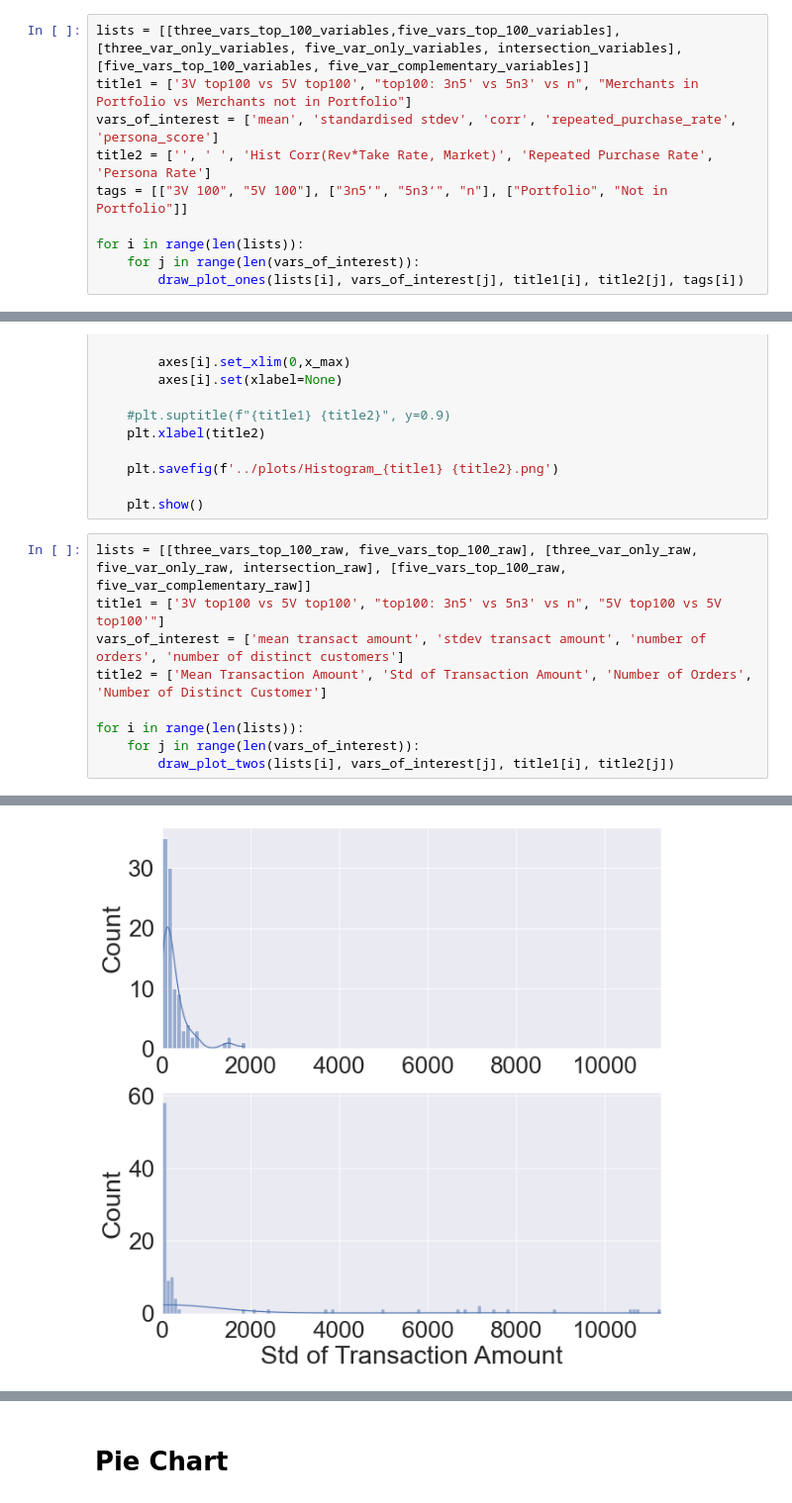
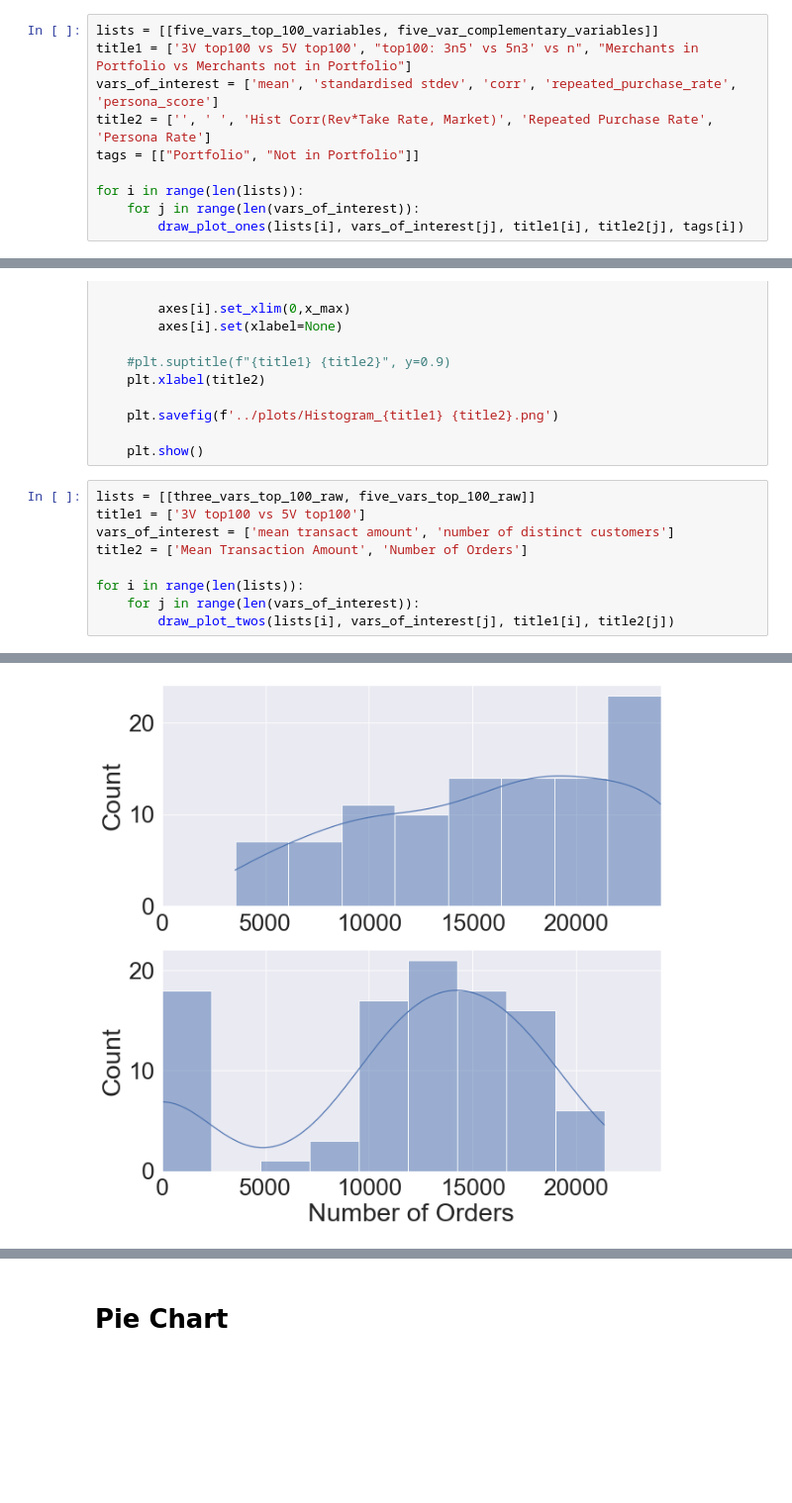
Before and after one commit to TGChenZP/MAST30034-A2_GroupWork_Py, a Jupyter notebook: final_ppt_visuals/R_1_final_visuals.ipynb, the cells around one changed output, grey strips where cells are left out. Shown at 99% size. Drawn from its saved outputs; the diff is of its cells as text; blank space fills up the shorter version.

```diff
--- a/final_ppt_visuals/R_1_final_visuals.ipynb
+++ b/final_ppt_visuals/R_1_final_visuals.ipynb
@@ -226,11 +226,11 @@ def draw_plot_ones(lists, var_of_interest, title1, title2, tag):
     plt.savefig(f'../plots/Boxplot_{title1} {title2}.png')
     plt.show()
 # %%
-lists = [[three_vars_top_100_variables,five_vars_top_100_variables], [three_var_only_variables, five_var_only_variables, intersection_variables], [five_vars_top_100_variables, five_var_complementary_variables]]
+lists = [[five_vars_top_100_variables, five_var_complementary_variables]]
 title1 = ['3V top100 vs 5V top100', "top100: 3n5' vs 5n3' vs n", "Merchants in Portfolio vs Merchants not in Portfolio"]
 vars_of_interest = ['mean', 'standardised stdev', 'corr', 'repeated_purchase_rate', 'persona_score']
 title2 = ['', ' ', 'Hist Corr(Rev*Take Rate, Market)', 'Repeated Purchase Rate', 'Persona Rate']
-tags = [["3V 100", "5V 100"], ["3n5’", "5n3‘", "n"], ["Portfolio", "Not in Portfolio"]]
+tags = [["Portfolio", "Not in Portfolio"]]
 
 for i in range(len(lists)):
     for j in range(len(vars_of_interest)):
@@ -275,14 +267,14 @@ def draw_plot_twos(lists, var_of_interest, title1, title2):
 
     plt.show()
 # %%
-lists = [[three_vars_top_100_raw, five_vars_top_100_raw], [three_var_only_raw, five_var_only_raw, intersection_raw], [five_vars_top_100_raw, five_var_complementary_raw]]
-title1 = ['3V top100 vs 5V top100', "top100: 3n5' vs 5n3' vs n", "5V top100 vs 5V top100'"]
-vars_of_interest = ['mean transact amount', 'stdev transact amount', 'number of orders', 'number of distinct customers']
-title2 = ['Mean Transaction Amount', 'Std of Transaction Amount', 'Number of Orders', 'Number of Distinct Customer']
+lists = [[three_vars_top_100_raw, five_vars_top_100_raw]]
+title1 = ['3V top100 vs 5V top100']
+vars_of_interest = ['mean transact amount', 'number of distinct customers']
+title2 = ['Mean Transaction Amount', 'Number of Orders']
 
 for i in range(len(lists)):
     for j in range(len(vars_of_interest)):
         draw_plot_twos(lists[i], vars_of_interest[j], title1[i], title2[j])
 # %% [output]
 [figure]
-[figure, old version]
+[figure, new version]
```
Also changed, not shown: parts of 4 cells of this notebook, 9 other files.
